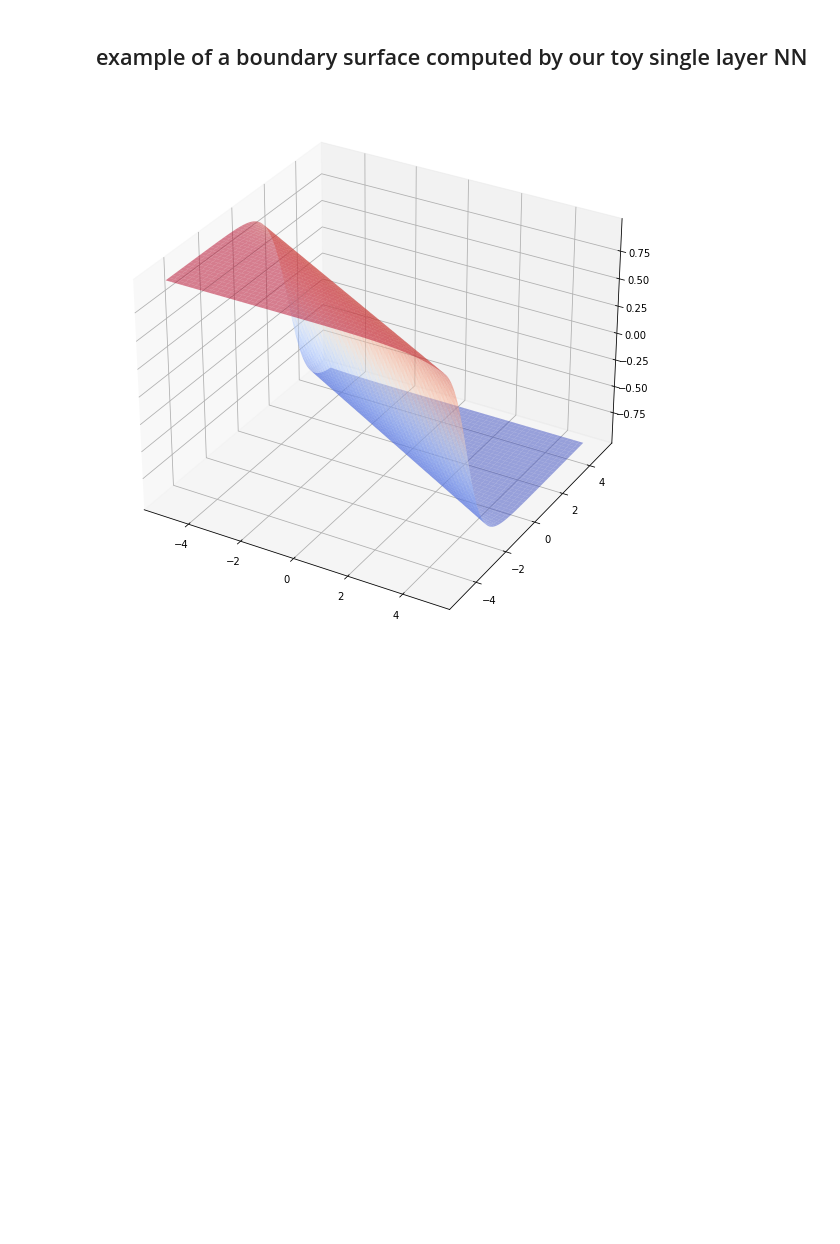
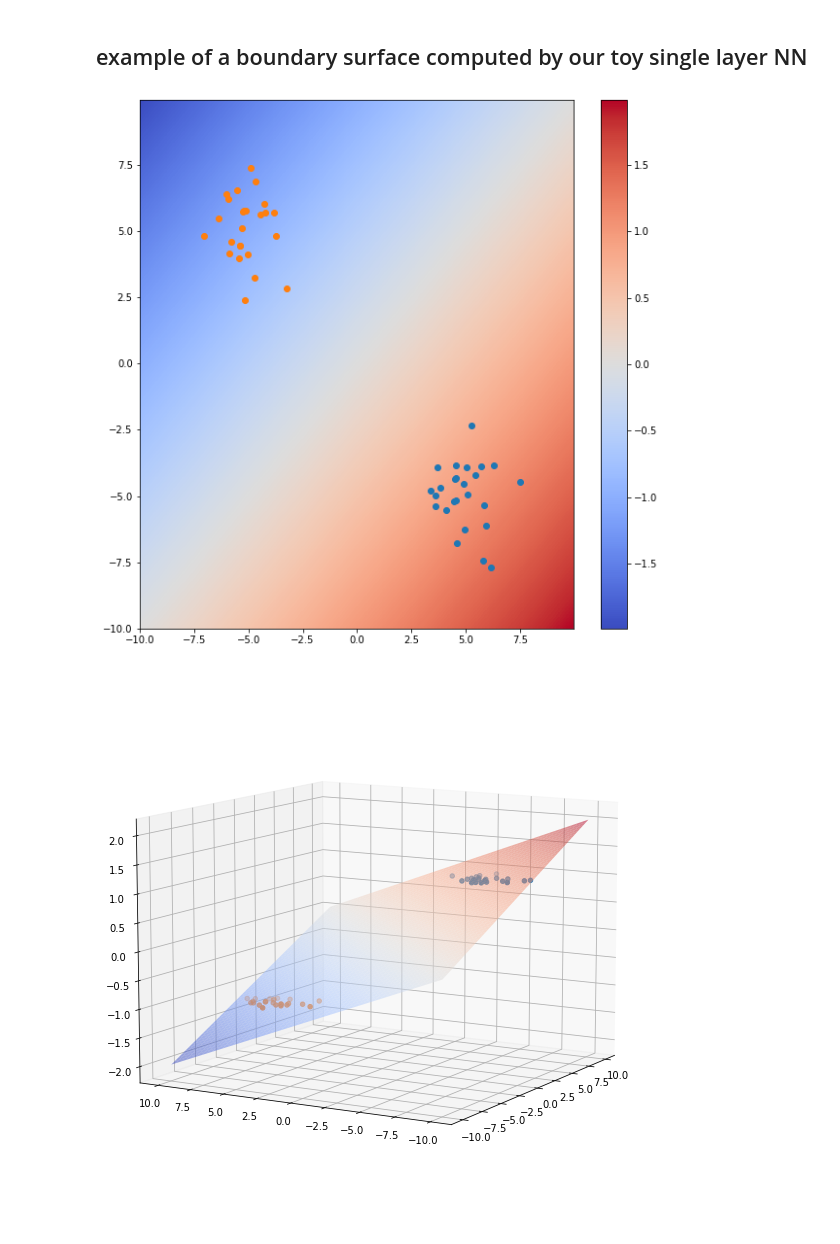
Before and after one commit to akash-07/optml-project, a Jupyter notebook: notes/notebooks/single_layer_model.ipynb, the cells around one changed output. Cells and saved outputs as stored; diff of their text form; code cells hidden in the pictures; blank space fills up the shorter version.

```diff
--- a/notes/notebooks/single_layer_model.ipynb
+++ b/notes/notebooks/single_layer_model.ipynb
@@ -28,11 +28,12 @@ plot(data)
 # %%
-def plot_surface3d(f,bounds = [-5,5,0.05], data=None):
+def plot_surface3d(f,bounds = [-5,5,0.05], data=None,angle=[10, -150]):
     fig, ax = plt.subplots(subplot_kw={"projection": "3d"})
     # Make data.
     X = np.arange(*bounds)
     Y = np.arange(*bounds)
     X, Y = np.meshgrid(X, Y)
     Z = np.reshape(f(X,Y),X.shape)
+    ax.view_init(*angle)
 
         # Plot the surface.
     surf = ax.plot_surface(X, Y, Z, cmap=cm.coolwarm,
@@ -51,6 +52,7 @@ def plot_scalarField(f,bounds = [-5,5,0.05], data=None):
     Z = np.reshape(f(X,Y),X.shape)
 
     plt.pcolormesh(X, Y, Z, cmap=cm.coolwarm)
+    plt.colorbar()
 
     if data:
         ax.scatter(data[0][:,0],data[0][:,1])
@@ -87,9 +89,12 @@ def nn(w,x,nl=np.tanh):
 ## example of a boundary surface computed by our toy single layer NN
 # %%
 
-w = rn.normal([0,0,0],[1,1,1])
-def _nn(x,y) : return nn(w,np.array([np.ndarray.flatten(x),np.ndarray.flatten(y)]),np.tanh)
-plot_surface3d(_nn)
+# w = rn.normal([0,0,0],[1,1,1])
+w = [0.1,-0.1,0]
+def _nn(x,y) : return nn(w,np.array([np.ndarray.flatten(x),np.ndarray.flatten(y)]),Id)
+plot_scalarField(_nn,[-10,10,0.05],data)
+plot_surface3d(_nn,[-10,10,0.05],data)
 # %% [output]
-[figure, old version]
+[figure, new version]
+[figure, added]
 # %%
```
Also changed, not shown: parts of 5 cells of this notebook, 4 other files.
